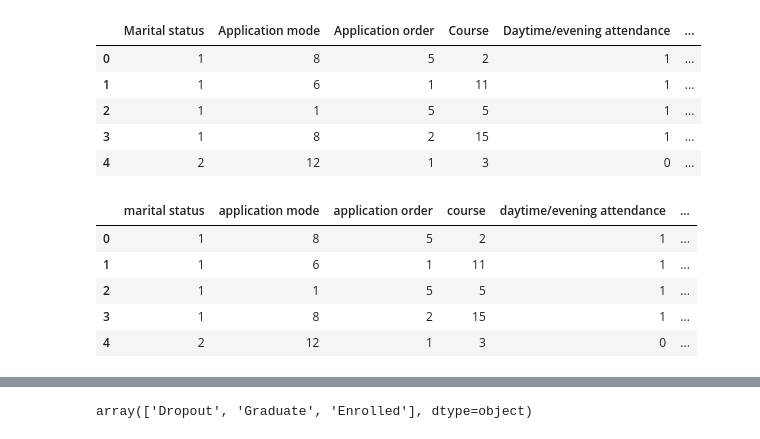
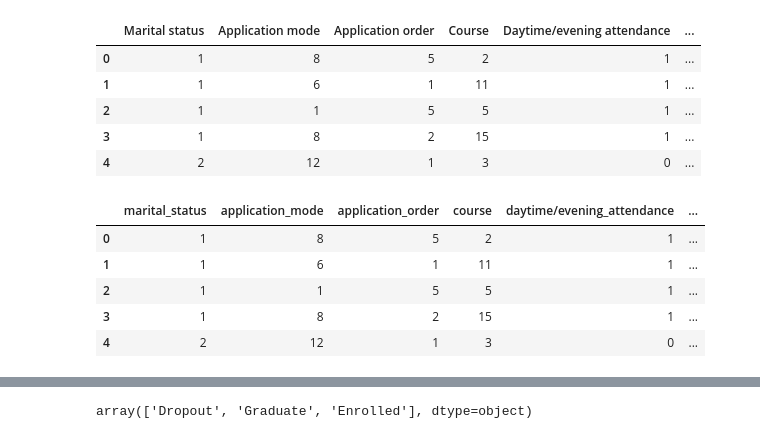
Before and after one commit to morontreo/machine-learning-zoomcamp-2025-homework, a Jupyter notebook: capstone-02/capstone-evaluation.ipynb, the cells around one changed output, grey strips where cells are left out. Cells and saved outputs as stored; diff of their text form; code cells hidden in the pictures.

```diff
--- a/capstone-02/capstone-evaluation.ipynb
+++ b/capstone-02/capstone-evaluation.ipynb
@@ -39,12 +41,12 @@ df.head()
 # %%
 #3 - Prepare the data and run EDA
 # %%
-# 3.1 - Change name of columns to be lower case
-df.columns = df.columns.str.lower()
+# 3.1 - Change name of columns to be lower case and removing spaces
+df.columns = df.columns.str.lower().str.replace(' ', '_')
 
 df.head()
 # %% [output]
-|  | marital status | application mode | application order | course | daytime/evening attendance | ... |
+|  | marital_status | application_mode | application_order | course | daytime/evening_attendance | ... |
 | 0 | 1 | 8 | 5 | 2 | 1 | ... |
 | 1 | 1 | 6 | 1 | 11 | 1 | ... |
 | 2 | 1 | 1 | 5 | 5 | 1 | ... |
```
Also changed, not shown: parts of 23 cells of this notebook, 9 other files.
